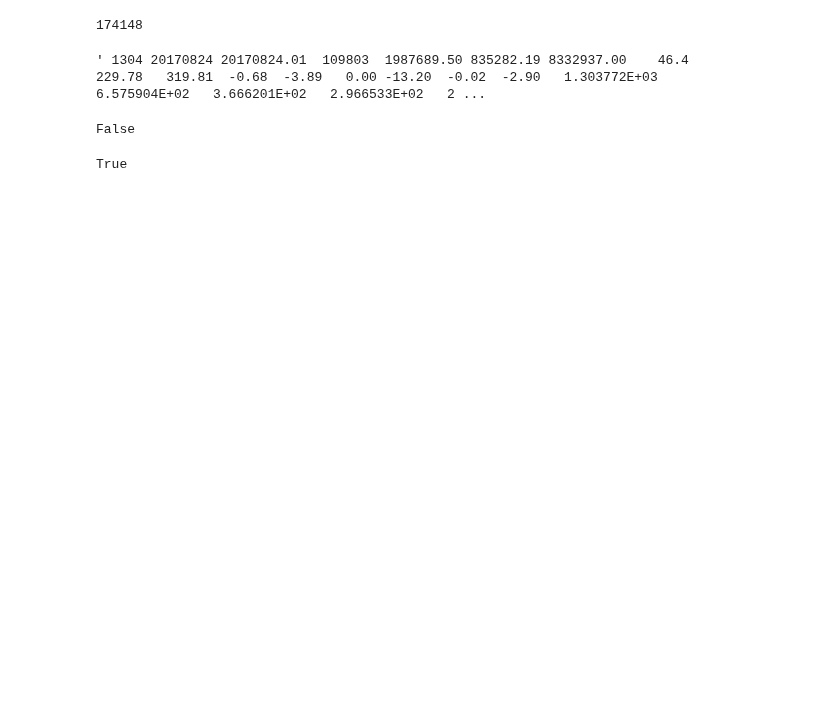
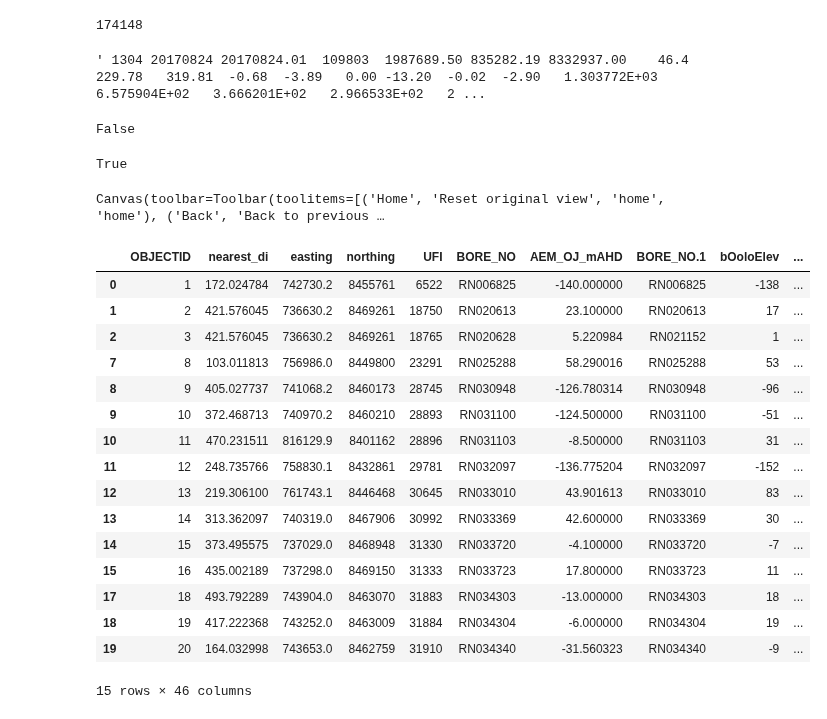
Before and after one commit to GeoscienceAustralia/hydrogeol_utils, a Jupyter notebook: notebooks/DR_AEM_picking.ipynb, the cells around one changed output. Cells and saved outputs as stored; diff of their text form; code cells hidden in the pictures; blank space fills up the shorter version.

```diff
--- a/notebooks/DR_AEM_picking.ipynb
+++ b/notebooks/DR_AEM_picking.ipynb
@@ -719,3 +1025,19 @@ False
 idx[66] in idx
 # %% [output]
 True
+# %%
+# Create some plots
+
+infile = r"C:\Users\PCUser\Desktop\NSC_data\DR_interp\bores\OollooJind_bores_final.csv"
+
+df_res = pd.read_csv(infile)
+# %%
+mask = df_res['bore_AEM_diff'].notnull()
+
+df_temp = df_res[mask]
+plt.close()
+plt.scatter(df_temp['bore_AEM_diff'].values,
+           df_temp['bOoloElev'].values)
+plt.show()
+# %% [output]
+Canvas(toolbar=Toolbar(toolitems=[('Home', 'Reset original view', 'home', 'home'), ('Back', 'Back to previous …
@@ -721,0 +1046,20 @@ True
+# %%
+df_temp[[]]
+# %% [output]
+|  | OBJECTID | nearest_di | easting | northing | UFI | BORE_NO | AEM_OJ_mAHD | BORE_NO.1 | bOoloElev | ... |
+| 0 | 1 | 172.024784 | 742730.2 | 8455761 | 6522 | RN006825 | -140.000000 | RN006825 | -138 | ... |
+| 1 | 2 | 421.576045 | 736630.2 | 8469261 | 18750 | RN020613 | 23.100000 | RN020613 | 17 | ... |
+| 2 | 3 | 421.576045 | 736630.2 | 8469261 | 18765 | RN020628 | 5.220984 | RN021152 | 1 | ... |
+| 7 | 8 | 103.011813 | 756986.0 | 8449800 | 23291 | RN025288 | 58.290016 | RN025288 | 53 | ... |
+| 8 | 9 | 405.027737 | 741068.2 | 8460173 | 28745 | RN030948 | -126.780314 | RN030948 | -96 | ... |
+| 9 | 10 | 372.468713 | 740970.2 | 8460210 | 28893 | RN031100 | -124.500000 | RN031100 | -51 | ... |
+| 10 | 11 | 470.231511 | 816129.9 | 8401162 | 28896 | RN031103 | -8.500000 | RN031103 | 31 | ... |
+| 11 | 12 | 248.735766 | 758830.1 | 8432861 | 29781 | RN032097 | -136.775204 | RN032097 | -152 | ... |
+| 12 | 13 | 219.306100 | 761743.1 | 8446468 | 30645 | RN033010 | 43.901613 | RN033010 | 83 | ... |
+| 13 | 14 | 313.362097 | 740319.0 | 8467906 | 30992 | RN033369 | 42.600000 | RN033369 | 30 | ... |
+| 14 | 15 | 373.495575 | 737029.0 | 8468948 | 31330 | RN033720 | -4.100000 | RN033720 | -7 | ... |
+| 15 | 16 | 435.002189 | 737298.0 | 8469150 | 31333 | RN033723 | 17.800000 | RN033723 | 11 | ... |
+| 17 | 18 | 493.792289 | 743904.0 | 8463070 | 31883 | RN034303 | -13.000000 | RN034303 | 18 | ... |
+| 18 | 19 | 417.222368 | 743252.0 | 8463009 | 31884 | RN034304 | -6.000000 | RN034304 | 19 | ... |
+| 19 | 20 | 164.032998 | 743653.0 | 8462759 | 31910 | RN034340 | -31.560323 | RN034340 | -9 | ... |
+15 rows × 46 columns
```
Also changed, not shown: parts of 29 cells of this notebook, 4 other files.
